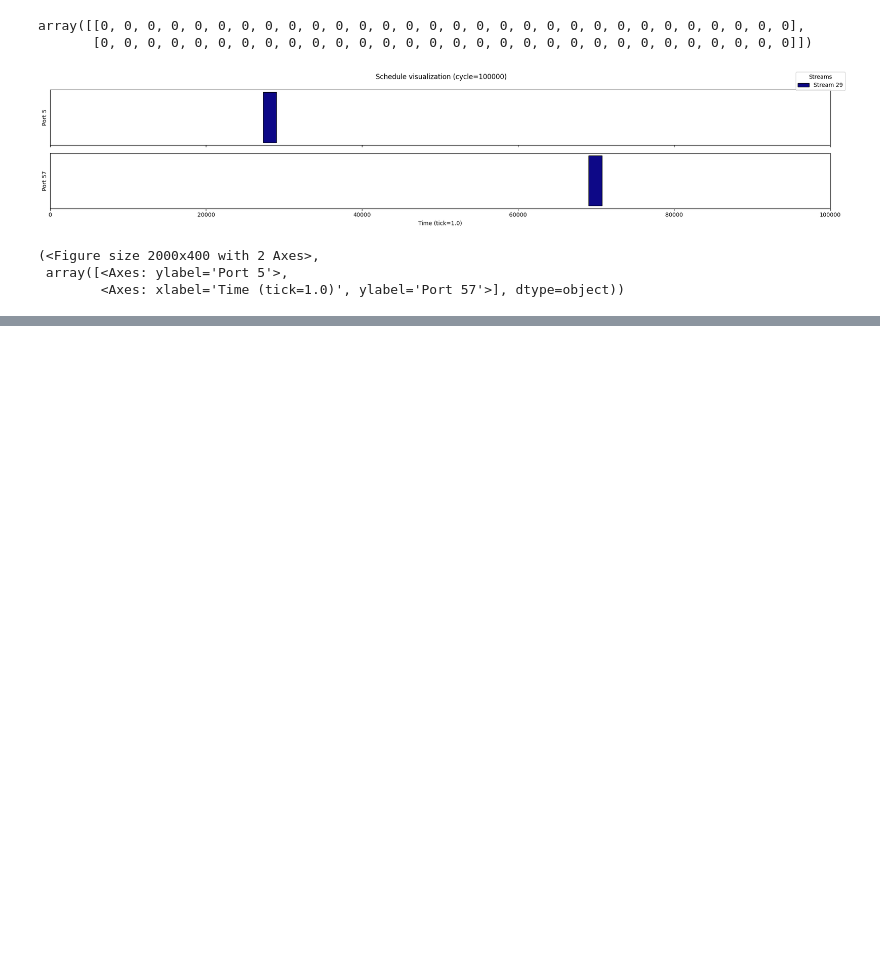
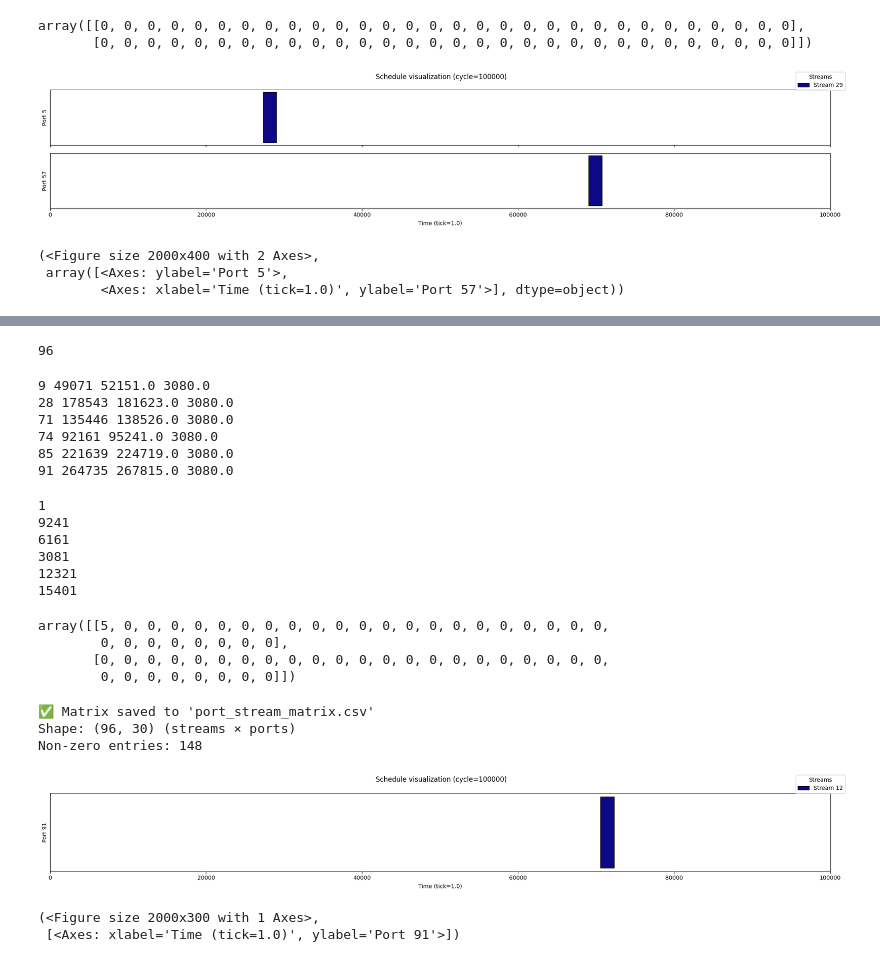
Before and after one commit to TSNTools/TSN_optimizer_platform, a Jupyter notebook: test_conversion.ipynb, the cells around one changed output, grey strips where cells are left out. Cells and saved outputs as stored; diff of their text form; code cells hidden in the pictures; blank space fills up the shorter version.

```diff
--- a/test_conversion.ipynb
+++ b/test_conversion.ipynb
@@ -388,0 +443,17 @@ instance3.schedule.plot(span=instance3.schedule.cycle_ns,stream_ids=[28])
+# %%
+with problem.use_instance(instance2):
+    print(problem.n_ports
+)
+# %% [output]
+96
+# %%
+for slot in instance2.schedule:
+    if slot.stream_id == 0:
+        print(slot.port_id, slot.start_ns, slot.end_ns, slot.duration_ns)
+# %% [output]
+9 49071 52151.0 3080.0
+28 178543 181623.0 3080.0
+71 135446 138526.0 3080.0
+74 92161 95241.0 3080.0
+85 221639 224719.0 3080.0
+91 264735 267815.0 3080.0
@@ -388,0 +467,56 @@ instance3.schedule.plot(span=instance3.schedule.cycle_ns,stream_ids=[28])
+# %%
+print(compactedd[8,0])
+print(compactedd[27,0])
+print(compactedd[70,0])
+print(compactedd[73,0])
+print(compactedd[84,0])
+print(compactedd[90,0])
+# %% [output]
+1
+9241
+6161
+3081
+12321
+15401
+# %%
+from evaluator import TSNConstraintEvaluator
+with problem.use_instance(instance2):
+    evaluator = TSNConstraintEvaluator(problem,check_routing=False,check_task_placement=False)
+
+evaluator._per_stream_window_sequence_violations(compactedd)
+# %% [output]
+array([[5, 0, 0, 0, 0, 0, 0, 0, 0, 0, 0, 0, 0, 0, 0, 0, 0, 0, 0, 0, 0, 0,
+        0, 0, 0, 0, 0, 0, 0, 0],
+       [0, 0, 0, 0, 0, 0, 0, 0, 0, 0, 0, 0, 0, 0, 0, 0, 0, 0, 0, 0, 0, 0,
+        0, 0, 0, 0, 0, 0, 0, 0]])
+# %%
+import pandas as pd
+import numpy as np
+
+# Assuming your matrix is stored in a variable called 'matrix'
+# and you have port_ids and stream_ids
+
+# Extract port IDs from your data (from your output, ports are 1-30)
+port_ids = list(range(1, 97))  # Ports 1 through 30
+
+# Stream IDs - looks like you have 143 active streams
+stream_ids = list(range(30))  # Or use your actual stream IDs
+
+# Create DataFrame with proper labels
+df_port_stream = pd.DataFrame(
+    compactedd,  # Your matrix with streams as rows, ports as columns
+    index=[f'Port_{pid}' for pid in port_ids],
+    columns=[f'Stream_{sid}' for sid in stream_ids]
+)
+
+# Save to CSV (opens nicely in Excel, LibreOffice, etc.)
+df_port_stream.to_csv('port_stream_matrix.csv')
+
+
+print("✅ Matrix saved to 'port_stream_matrix.csv'")
+print(f"Shape: {df_port_stream.shape} (streams × ports)")
+print(f"Non-zero entries: {(compactedd > 0).sum()}")
+# %% [output]
+✅ Matrix saved to 'port_stream_matrix.csv'
+Shape: (96, 30) (streams × ports)
+Non-zero entries: 148
@@ -388,0 +526,6 @@ instance3.schedule.plot(span=instance3.schedule.cycle_ns,stream_ids=[28])
+# %%
+instance2.schedule.plot(span=instance2.schedule.cycle_ns,port_ids=[91])
+# %% [output]
+[figure, added]
+(<Figure size 2000x300 with 1 Axes>,
+ [<Axes: xlabel='Time (tick=1.0)', ylabel='Port 91'>])
```
Also changed, not shown: parts of 16 cells of this notebook, 8 other files.
